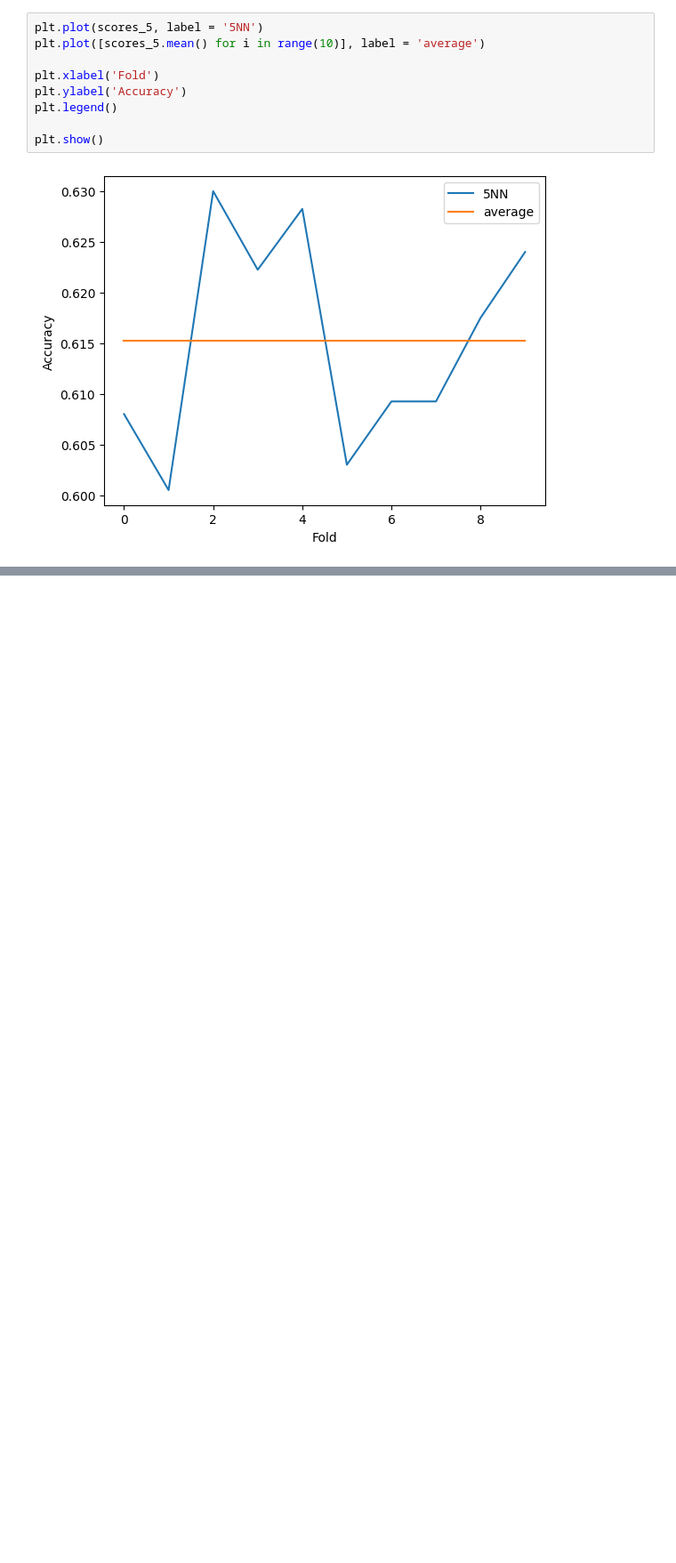
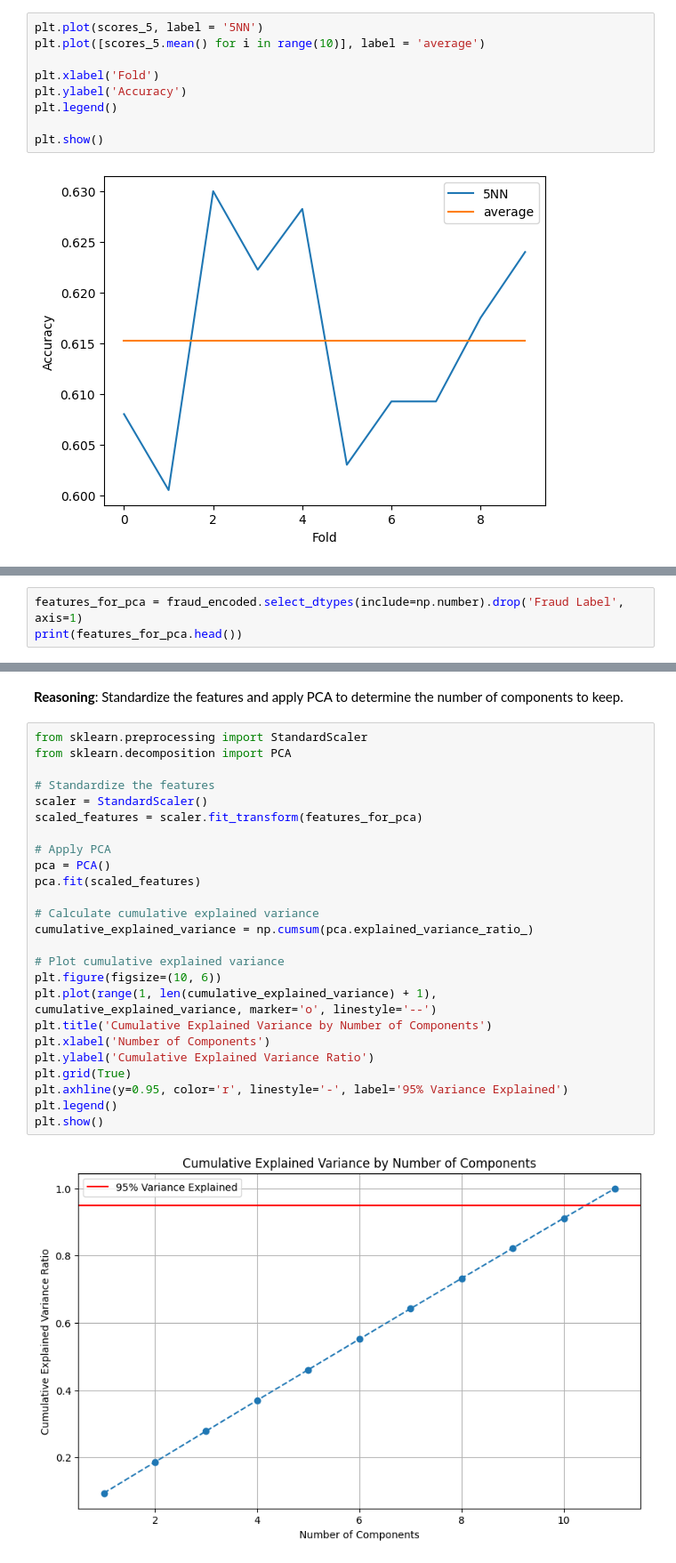
Before and after one commit to adambueno/fraudDetection, a Jupyter notebook: fraudDetection.ipynb, the cells around one changed output, grey strips where cells are left out. Shown at 89% size. Cells and saved outputs as stored; diff of their text form; blank space fills up the shorter version.

```diff
--- a/fraudDetection.ipynb
+++ b/fraudDetection.ipynb
@@ -749,0 +764,3 @@ plt.show()
+# %%
+features_for_pca = fraud_encoded.select_dtypes(include=np.number).drop('Fraud Label', axis=1)
+print(features_for_pca.head())
@@ -749,0 +790,30 @@ plt.show()
+# %% [markdown]
+**Reasoning**:
+Standardize the features and apply PCA to determine the number of components to keep.
+# %%
+from sklearn.preprocessing import StandardScaler
+from sklearn.decomposition import PCA
+
+# Standardize the features
+scaler = StandardScaler()
+scaled_features = scaler.fit_transform(features_for_pca)
+
+# Apply PCA
+pca = PCA()
+pca.fit(scaled_features)
+
+# Calculate cumulative explained variance
+cumulative_explained_variance = np.cumsum(pca.explained_variance_ratio_)
+
+# Plot cumulative explained variance
+plt.figure(figsize=(10, 6))
+plt.plot(range(1, len(cumulative_explained_variance) + 1), cumulative_explained_variance, marker='o', linestyle='--')
+plt.title('Cumulative Explained Variance by Number of Components')
+plt.xlabel('Number of Components')
+plt.ylabel('Cumulative Explained Variance Ratio')
+plt.grid(True)
+plt.axhline(y=0.95, color='r', linestyle='-', label='95% Variance Explained')
+plt.legend()
+plt.show()
+# %% [output]
+[figure, added]
```
Also changed, not shown: parts of 20 cells of this notebook.
